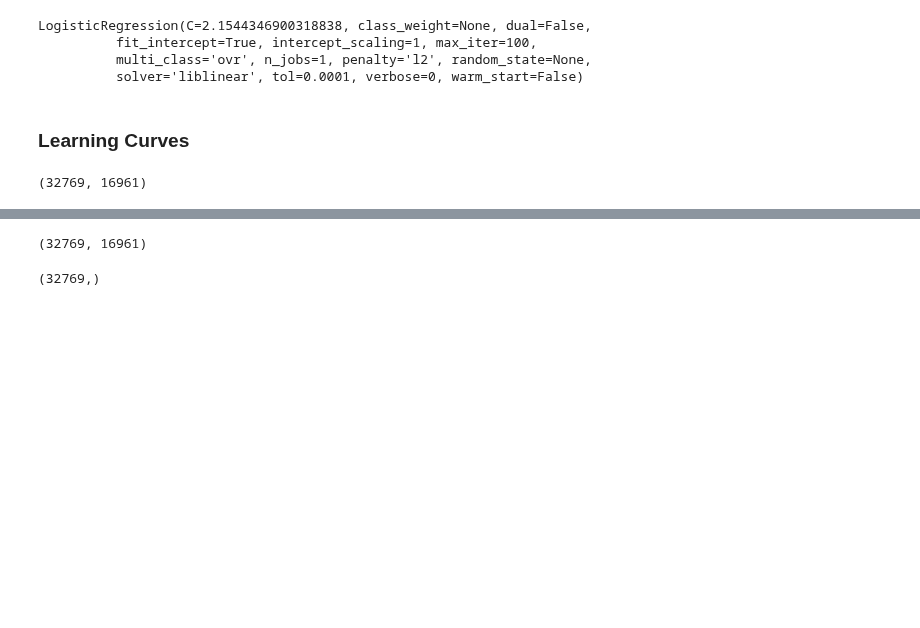
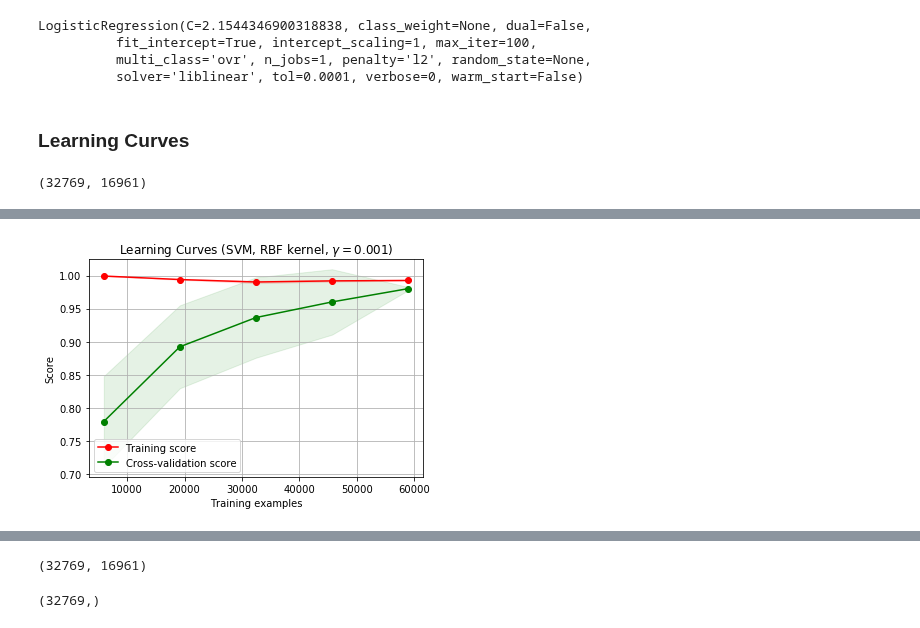
Before and after one commit to amirnasri/Data-Science, a Jupyter notebook: Kaggle/Amazon_Employee_Access_Challenge/EDA.ipynb, the cells around one changed output, grey strips where cells are left out. Drawn from its saved outputs; the diff is of its cells as text; code cells hidden in the pictures; blank space fills up the shorter version.

```diff
--- a/Kaggle/Amazon_Employee_Access_Challenge/EDA.ipynb
+++ b/Kaggle/Amazon_Employee_Access_Challenge/EDA.ipynb
@@ -283,0 +329,17 @@ plt.show()
+# %%
+
+X_train_ohe_double = vstack([X_train_ohe, X_train_ohe])
+y_train_double = np.vstack([y_train.reshape(-1, 1), y_train.reshape(-1, 1)]).ravel()
+
+# Shuffle train data
+
+n_train = X_train_ohe_double.shape[0]
+shuffle_index = np.random.permutation(n_train)
+shuffle_index = range(n_train)
+
+plot_learning_curve(estimator, title, X_train_ohe_double[shuffle_index], y_train_double[shuffle_index],
+                    scoring=scoring, n_jobs=4, cv=10)
+
+plt.show()
+# %% [output]
+[figure, added]
```
Also changed, not shown: parts of 29 cells of this notebook, 10 other files.
